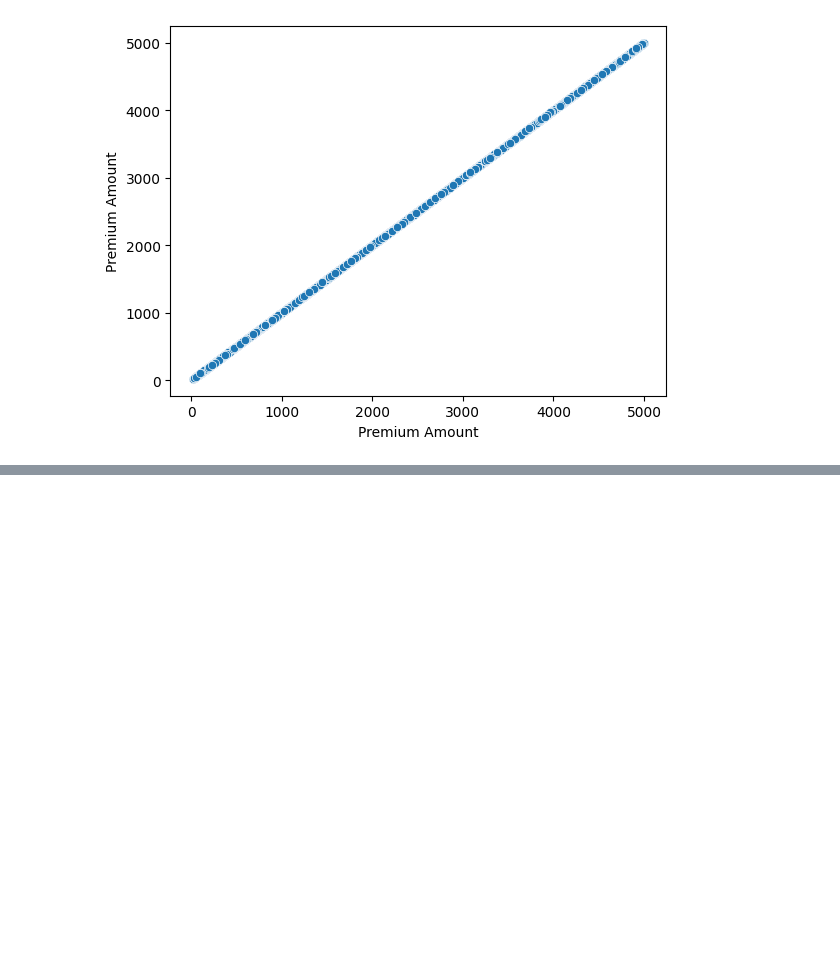
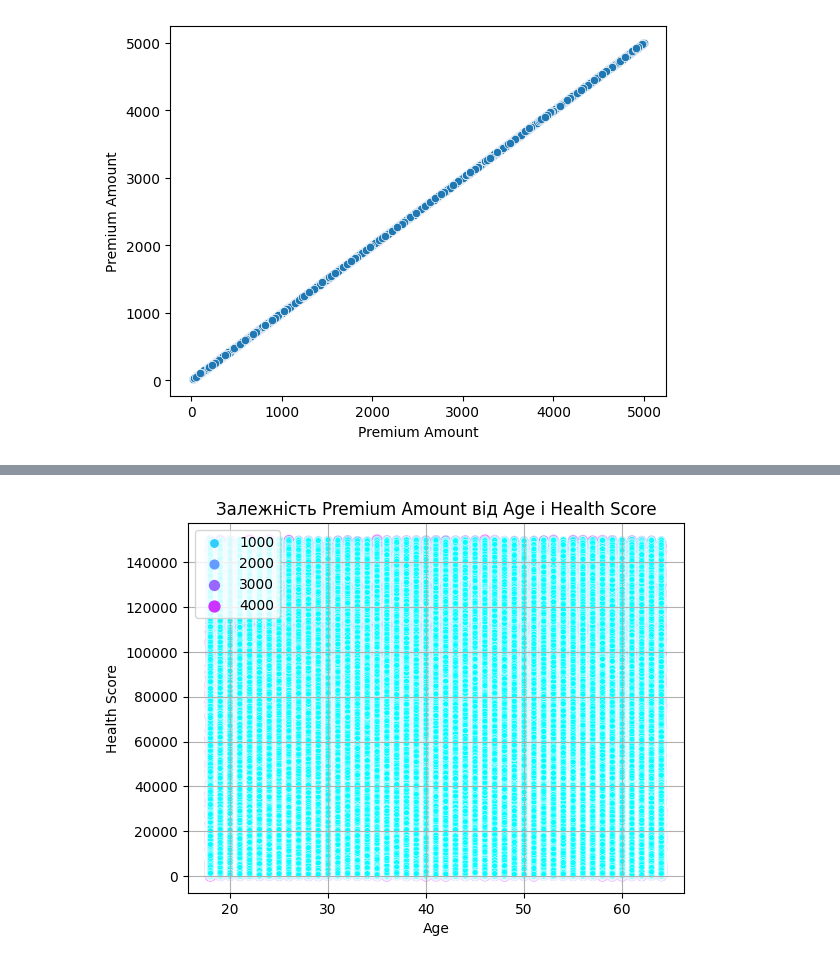
Before and after one commit to DenysGolub/Kaggle-Notebooks, a Jupyter notebook: eda-ml-for-insurance.ipynb, the cells around one changed output, grey strips where cells are left out. Drawn from its saved outputs; the diff is of its cells as text; code cells hidden in the pictures; blank space fills up the shorter version.

Commit message:
Kaggle Notebook | 💼 Calculating Premiums Like a Pro (or Not) 🧐 EDA | Version 31

```diff
--- a/eda-ml-for-insurance.ipynb
+++ b/eda-ml-for-insurance.ipynb
@@ -801,0 +360,2 @@ submission.to_csv("submission_insurance_ensemble.csv", index=False)
+# %%
+sorted_data = X_train.sort_values(by='Premium Amount', ascending=False)
@@ -801,0 +376,16 @@ submission.to_csv("submission_insurance_ensemble.csv", index=False)
+# %%
+import seaborn as sns
+
+# Вибір змінних
+subset = sorted_data[['Age', 'Annual Income', 'Premium Amount']]
+
+# Візуалізація залежності між віком та здоров'ям для премії
+sns.scatterplot(data=subset, x='Age', y='Annual Income', size='Premium Amount', hue='Premium Amount', palette='cool', alpha=0.7)
+plt.title('Залежність Premium Amount від Age і Health Score')
+plt.xlabel('Age')
+plt.ylabel('Health Score')
+plt.legend()
+plt.grid(True)
+plt.show()
+# %% [output]
+[figure, added]
```
Also changed, not shown: parts of 70 cells of this notebook.
